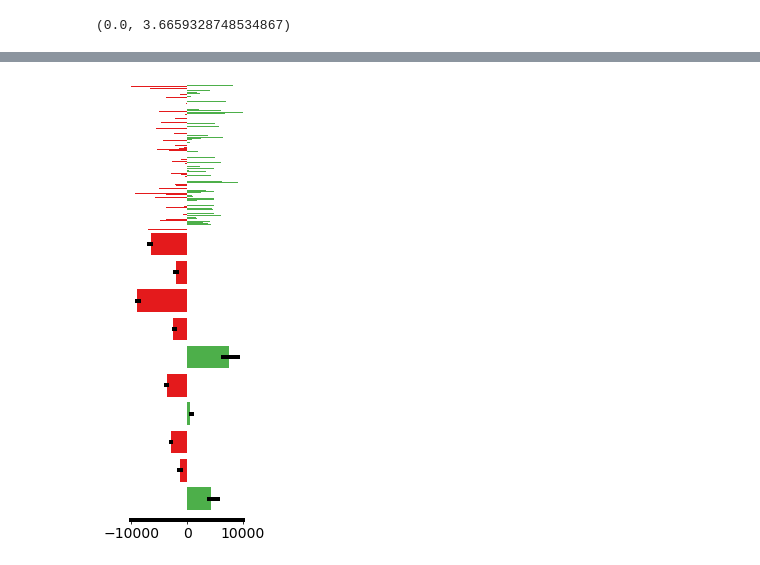
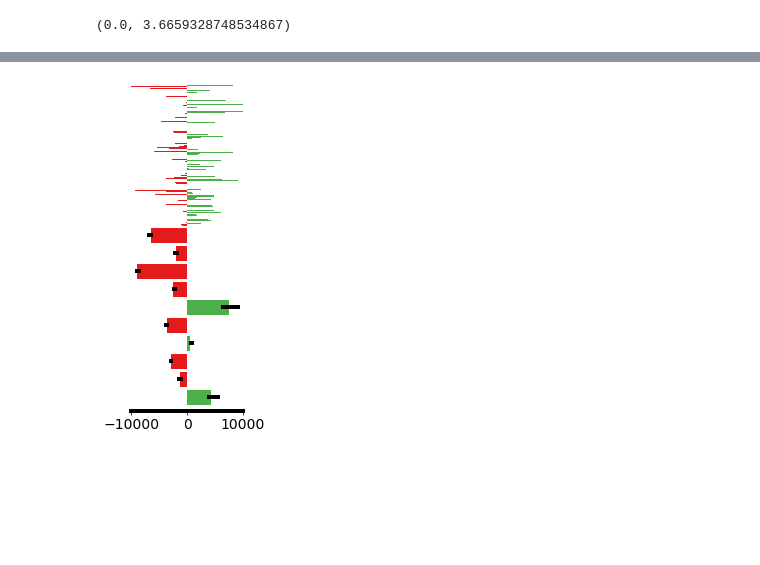
Before and after one commit to timsainb/postdoc_salaries, a Jupyter notebook: notebooks/14.0-postdoc-salary-and-tt-hires-by-university.ipynb, the cells around one changed output, grey strips where cells are left out. Drawn from its saved outputs; the diff is of its cells as text; code cells hidden in the pictures; blank space fills up the shorter version.

```diff
--- a/notebooks/14.0-postdoc-salary-and-tt-hires-by-university.ipynb
+++ b/notebooks/14.0-postdoc-salary-and-tt-hires-by-university.ipynb
@@ -53,8 +67,8 @@ xlim = [-1 , 4]
 sort_mask = np.argsort(joined_hires_df["hire_ratio"].values)[::-1]
 fig, axs = plt.subplots(
     nrows=2,
-    figsize=(1, 8),
-    gridspec_kw={"wspace": 0, "hspace": 0, "height_ratios": [1, 2]},
+    figsize=(1, 6),
+    gridspec_kw={"wspace": 0, "hspace": 0, "height_ratios": [1, 1.3]},
 )
 
 ax = axs[0]
@@ -62,7 +76,7 @@ y = joined_hires_df["hire_ratio"].values[sort_mask][nex:top_n] -1
 ax.barh(
     np.arange(len(joined_hires_df))[nex:top_n],
     y,
-    color=[pal[2] if i > 0 else pal[0] for i in y],
+    color=[palblue[6] if np.sign(i) > 0 else palblue[3] for i in y],
 )
 ax.set_xlim(xlim)
 ax.set_ylim([nex, top_n])
@@ -76,7 +90,7 @@ y = joined_hires_df["hire_ratio"].values[sort_mask][:nex] -1
 ax.barh(
     np.arange(len(joined_hires_df))[:nex] + 1,
     y,
-    color=[pal[2] if i > 0 else pal[0] for i in y],
+    color=[palblue[6] if np.sign(i) > 0 else palblue[3] for i in y],
 )
 [i.set_linewidth(0.0) for i in ax.spines.values()]
 ax.tick_params(left=False)
@@ -177,8 +131,8 @@ metric = "REAL_MEDIAN_SALARY"
 sort_mask = np.argsort(joined_hires_df["hire_ratio"].values)[::-1]
 fig, axs = plt.subplots(
     nrows=2,
-    figsize=(2, 8),
-    gridspec_kw={"wspace": 0, "hspace": 0, "height_ratios": [1, 2]},
+    figsize=(2, 6),
+    gridspec_kw={"wspace": 0, "hspace": 0, "height_ratios": [1, 1.3]},
 )
 
 ax = axs[0]
@@ -228,31 +182,31 @@ else:
     ax.set_yticks([])
 
 xerr = np.array((
         y+ overall_median_real_salary - joined_hires_df.REAL_MEDIAN_SALARY_LOWER.values[sort_mask][
             :nex
         ],
         y +overall_median_real_salary- joined_hires_df.REAL_MEDIAN_SALARY_UPPER.values[sort_mask][
             :nex
         ],
     ))
 xerr[1,:] *= -1
 ax.errorbar(
     y,
     np.arange(len(joined_hires_df))[:nex] + 1,
     xerr=xerr,
     ls='none',
     color = 'k',
     lw = 4
 
 )
 
 # ax.set_yticklabels(joined_hires_df["institution"].values[sort_mask][:20])
 ax.spines["bottom"].set_linewidth(4)
 ax.xaxis.set_tick_params(labelsize=14)
 #ax.set_xticks([-10000, -5000, 0, 5000, 10000])
 #ax.set_xticklabels(["-$10k", "-$5k", "$0", "$5k", "$10k"])
 #ax.axvline(0, color='k', lw=3)
 
 save_fig(FIGURE_DIR / 'uni_real_salary')
 # %% [output]
-[figure, old version]
+[figure, new version]
```
Also changed, not shown: parts of 4 cells of this notebook, 32 other files.
